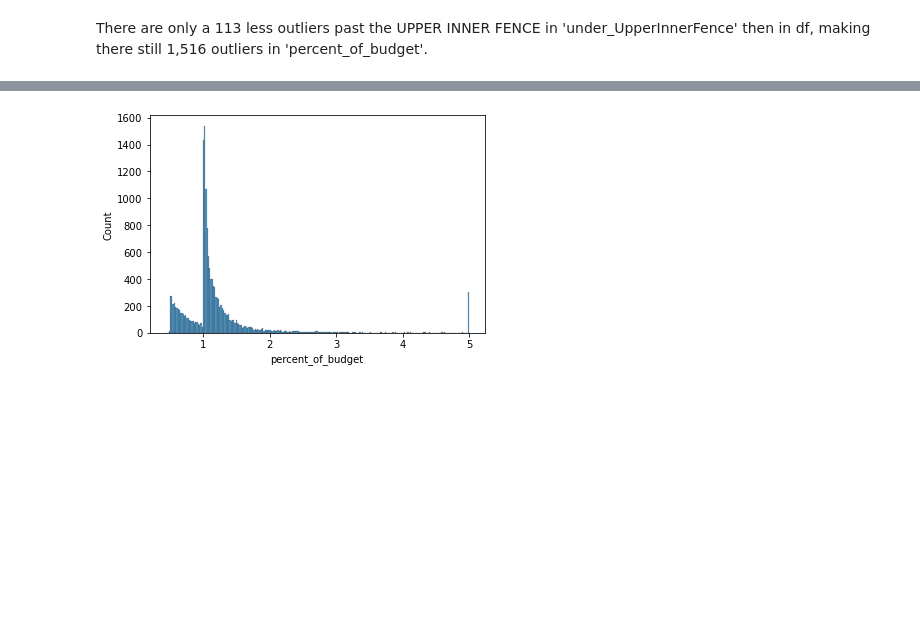
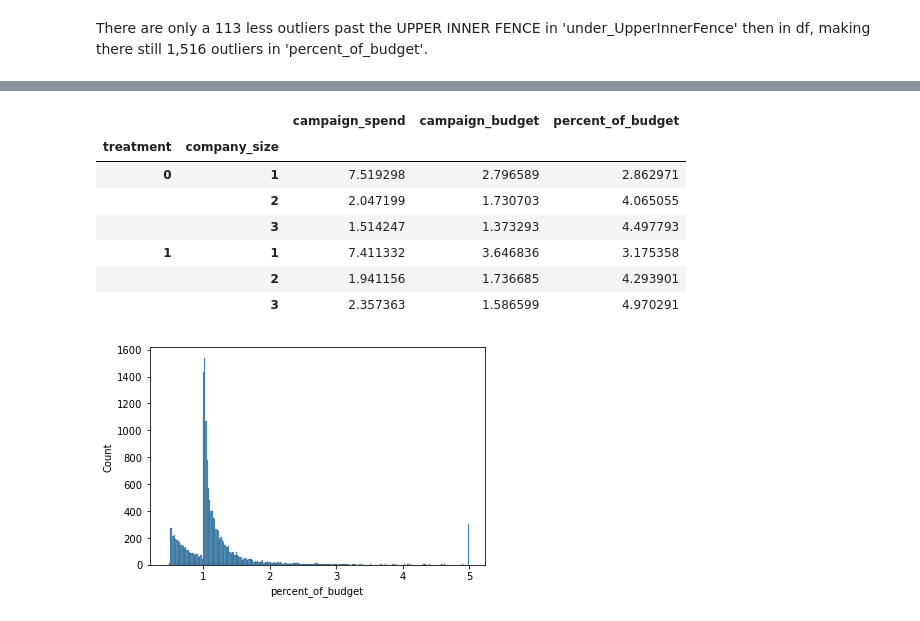
Before and after one commit to encodingintuition/A_B-testing, a Jupyter notebook: data/toy_data_creation.ipynb, the cells around one changed output, grey strips where cells are left out. Drawn from its saved outputs; the diff is of its cells as text; code cells hidden in the pictures; blank space fills up the shorter version.

```diff
--- a/data/toy_data_creation.ipynb
+++ b/data/toy_data_creation.ipynb
@@ -230,0 +203,11 @@ There are only a 113 less outliers past the UPPER INNER FENCE in 'under_UpperInn
+# %%
+under_UpperInnerFence.groupby(['treatment','company_size']).skew()
+# %% [output]
+|  |  | campaign_spend | campaign_budget | percent_of_budget |
+| treatment | company_size |  |  |  |
+| 0 | 1 | 7.519298 | 2.796589 | 2.862971 |
+|  | 2 | 2.047199 | 1.730703 | 4.065055 |
+|  | 3 | 1.514247 | 1.373293 | 4.497793 |
+| 1 | 1 | 7.411332 | 3.646836 | 3.175358 |
+|  | 2 | 1.941156 | 1.736685 | 4.293901 |
+|  | 3 | 2.357363 | 1.586599 | 4.970291 |
```
Also changed, not shown: parts of 15 cells of this notebook.
